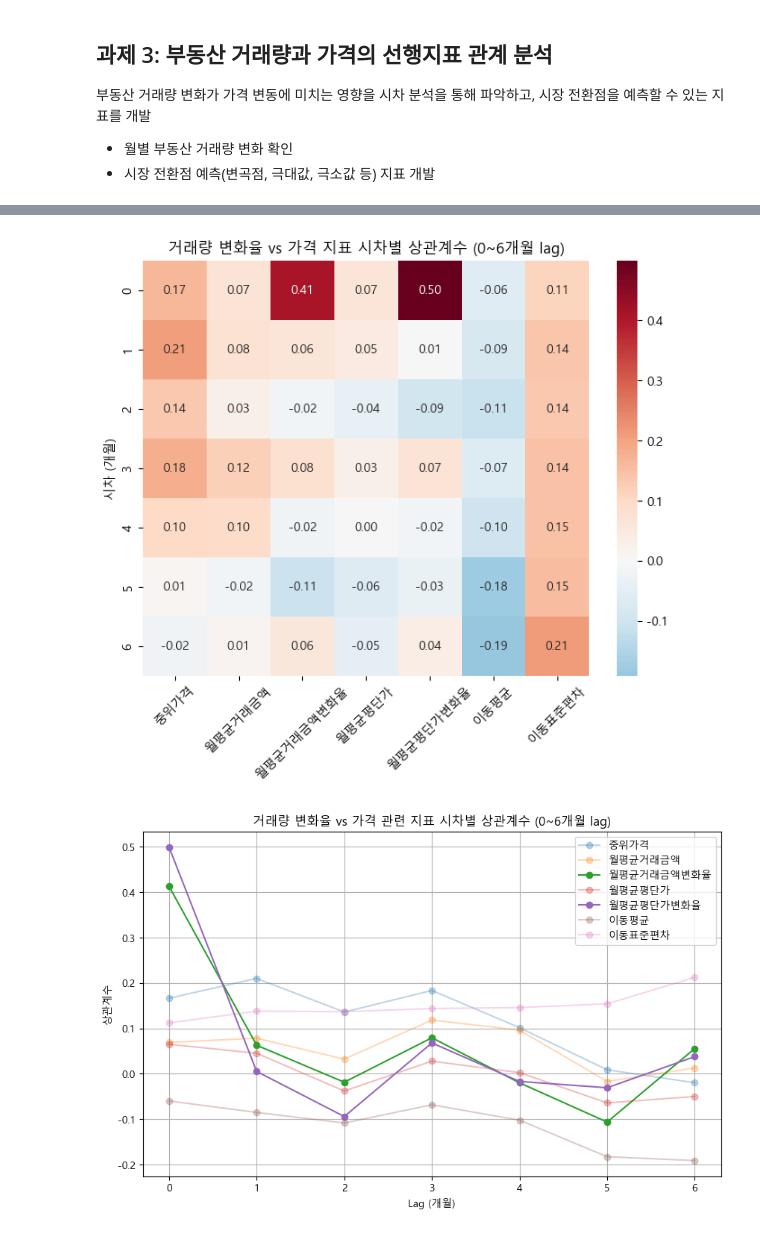
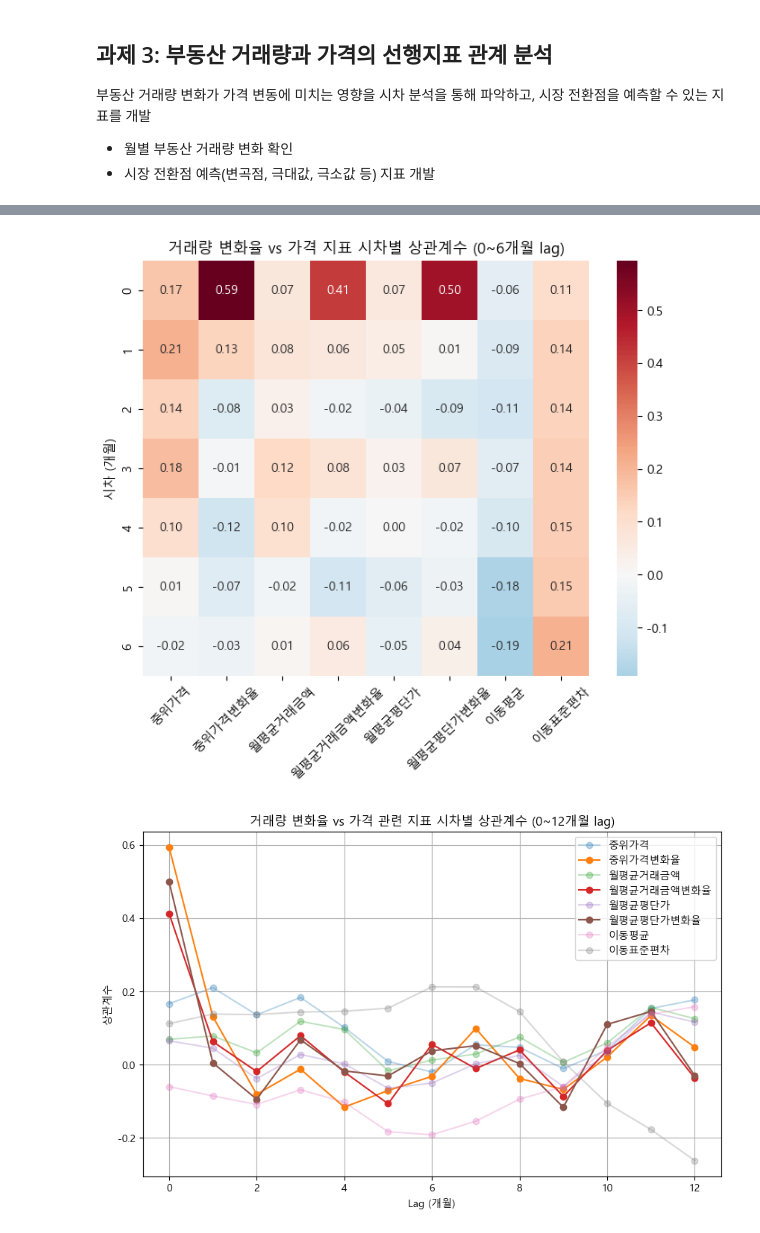
Before and after one commit to krystallinekim/pjt-DataAnalysis-Korean_Real_Estate, a Jupyter notebook: 03_leading_indicators.ipynb, the cells around one changed output, grey strips where cells are left out. Drawn from its saved outputs; the diff is of its cells as text; code cells hidden in the pictures.

```diff
--- a/03_leading_indicators.ipynb
+++ b/03_leading_indicators.ipynb
@@ -30,17 +30,18 @@ monthly_stats, _ = calc_monthly_annual(df_sales)
 monthly_stats['월별거래량변화율'] = monthly_stats['월별거래건수'].pct_change()
 monthly_stats['월평균거래금액변화율'] = monthly_stats['월평균거래금액'].pct_change()
 monthly_stats['월평균평단가변화율'] = monthly_stats['월평균평단가'].pct_change()
+monthly_stats['중위가격변화율'] = monthly_stats['중위가격'].pct_change()
 
 # display(monthly_stats)
 # %%
 from statsmodels.tsa.stattools import grangercausalitytests
 
 # 분석할 컬럼
-price_cols = ['중위가격', '월평균거래금액', '월평균거래금액변화율',
+price_cols = ['중위가격', '중위가격변화율', '월평균거래금액', '월평균거래금액변화율',
               '월평균평단가', '월평균평단가변화율', '이동평균', '이동표준편차']
 volume_change_col = '월별거래량변화율'
 
-max_lag = 6
+max_lag = 12
 pvalue_df = pd.DataFrame(index=range(1, max_lag+1), columns=price_cols)
 
 # 시차별 Granger causality 테스트 (F-test p-value)
@@ -50,7 +51,7 @@ for col in price_cols:
         test_df = monthly_stats[[col, volume_change_col]].dropna()
         # Granger causality: X=거래량, Y=price_col
         if len(test_df) > lag + 1:  # 충분한 데이터 있는 경우만
-            result = grangercausalitytests(test_df[[col, volume_change_col]], maxlag=lag, verbose=False)
+            result = grangercausalitytests(test_df[[volume_change_col, col]], maxlag=lag, verbose=False)
             # lag번째 결과의 ssr F-test p-value 저장
             pvalue_df.loc[lag, col] = result[lag][0]['ssr_ftest'][1]
         else:
@@ -58,7 +59,7 @@ for col in price_cols:
 
 # 숫자형으로 변환
 pvalue_df = pvalue_df.astype(float)
-# display(pvalue_df)
+display(pvalue_df)
 
 # 시각화: p-value를 색으로 표현 (낮을수록 유의)
 plt.figure(figsize=(10,6))
@@ -73,6 +87,6 @@ plt.show()
 # %%
 # 분석할 컬럼
-price_cols = ['중위가격', '월평균거래금액', '월평균거래금액변화율', '월평균평단가', '월평균평단가변화율', '이동평균', '이동표준편차']
+price_cols = ['중위가격', '중위가격변화율', '월평균거래금액', '월평균거래금액변화율', '월평균평단가', '월평균평단가변화율', '이동평균', '이동표준편차']
 volume_change_col = '월별거래량변화율'
 
 # 결과 저장용 데이터프레임
@@ -97,35 +111,35 @@ plt.ylabel('시차 (개월)')
 plt.savefig('./fig/03_leading_indicators/거래량시차별상관계수히트맵.png', dpi=300, bbox_inches='tight')
 plt.show()
 # %% [output]
-[figure, old version]
+[figure, new version]
 # %%
-max_lag = 6
+max_lag = 12
 lag_corr_results = {}
 
 for col in price_cols:
     lag_corr_results[col] = []
     for lag in range(0, max_lag+1):
         corr = monthly_stats[volume_change_col].shift(lag).corr(monthly_stats[col])
         lag_corr_results[col].append(corr)
 
 # 라인차트 그리기
 plt.figure(figsize=(10,6))
 
 for col, values in lag_corr_results.items():
     # 절대값이 0.3 미만이면 투명도 낮추기
     alpha_val = 0.3 if max(abs(v) for v in values) < 0.3 else 1.0
 
     plt.plot(range(0, max_lag+1), values, marker='o', label=col, alpha=alpha_val)
 
 plt.title(f'거래량 변화율 vs 가격 관련 지표 시차별 상관계수 (0~{max_lag}개월 lag)')
 plt.xlabel('Lag (개월)')
 plt.ylabel('상관계수')
 plt.grid(True)
 plt.legend()
 plt.savefig('./fig/03_leading_indicators/거래량시차별상관계수라인차트.png', dpi=300, bbox_inches='tight')
 plt.show()
 # %% [output]
-[figure, old version]
+[figure, new version]
 # %%
 from sklearn.metrics import precision_score, recall_score, f1_score
 
```
Also changed, not shown: parts of 5 cells of this notebook.
